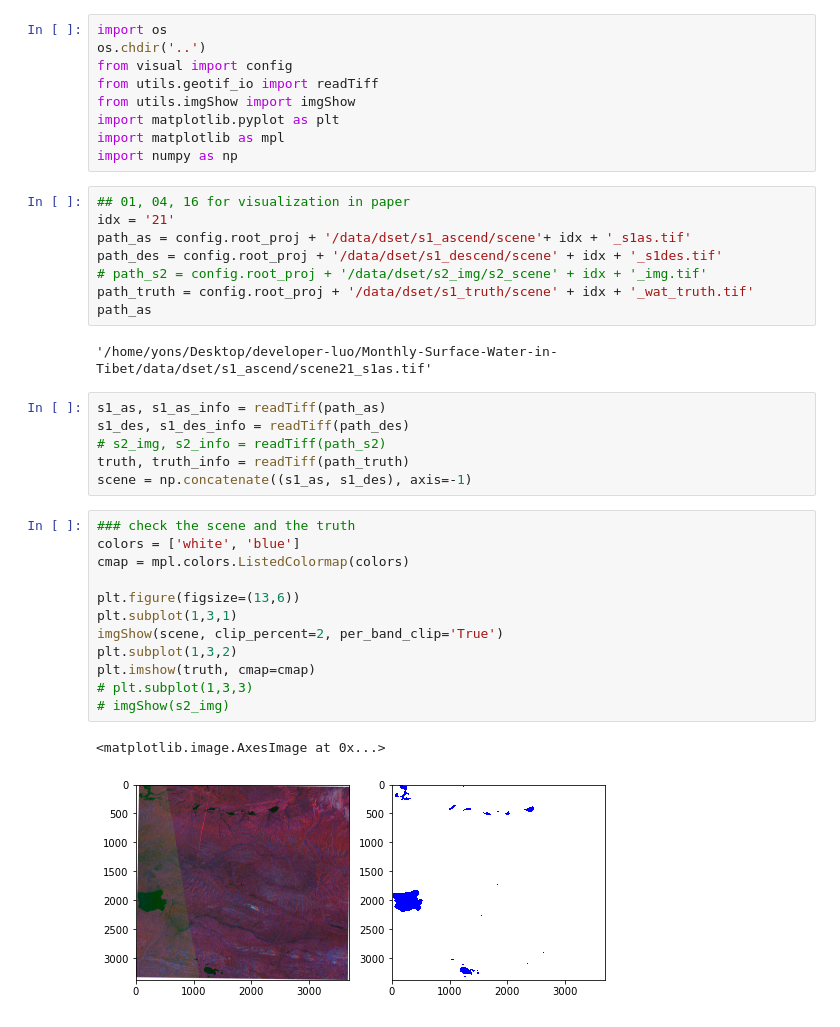
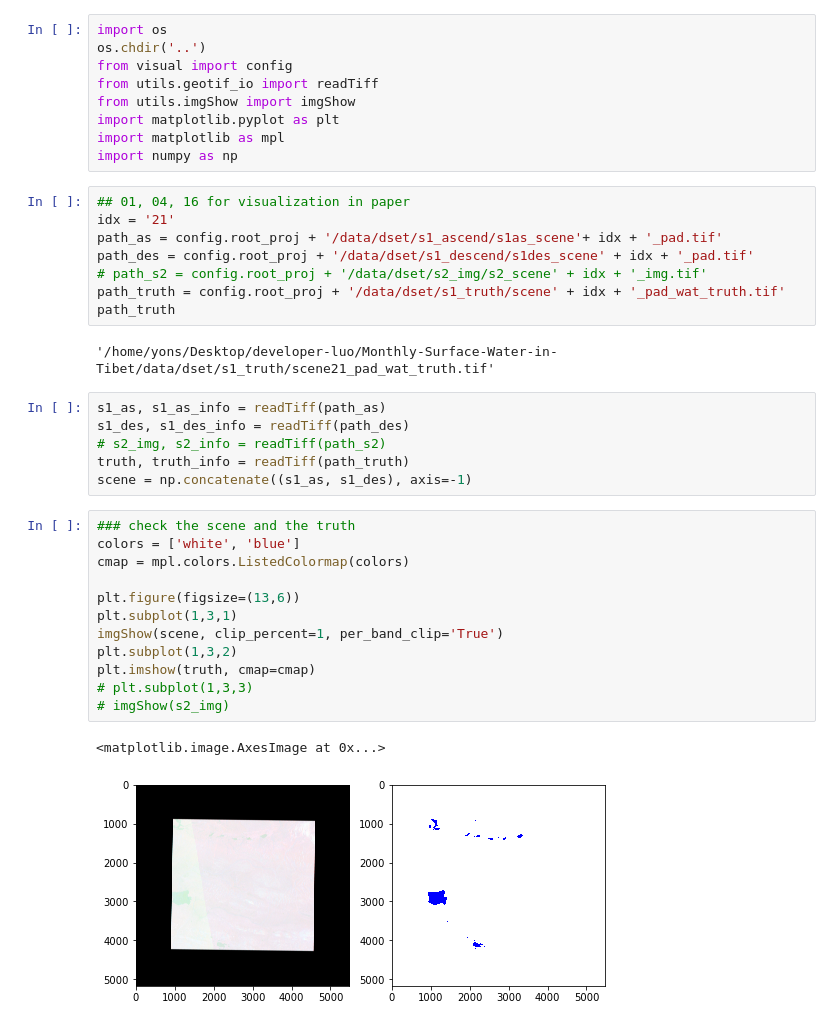
Before and after one commit to xinluo2018/Tibet-Water-2020, a Jupyter notebook: visual/scene_show.ipynb, the cells around one changed output. Drawn from its saved outputs; the diff is of its cells as text.

```diff
--- a/visual/scene_show.ipynb
+++ b/visual/scene_show.ipynb
@@ -10,13 +10,13 @@ import numpy as np
 # %%
 ## 01, 04, 16 for visualization in paper
 idx = '21'
-path_as = config.root_proj + '/data/dset/s1_ascend/scene'+ idx + '_s1as.tif'
-path_des = config.root_proj + '/data/dset/s1_descend/scene' + idx + '_s1des.tif'
+path_as = config.root_proj + '/data/dset/s1_ascend/s1as_scene'+ idx + '_pad.tif'
+path_des = config.root_proj + '/data/dset/s1_descend/s1des_scene' + idx + '_pad.tif'
 # path_s2 = config.root_proj + '/data/dset/s2_img/s2_scene' + idx + '_img.tif'
-path_truth = config.root_proj + '/data/dset/s1_truth/scene' + idx + '_wat_truth.tif'
-path_as
+path_truth = config.root_proj + '/data/dset/s1_truth/scene' + idx + '_pad_wat_truth.tif'
+path_truth
 # %% [output]
-'/home/yons/Desktop/developer-luo/Monthly-Surface-Water-in-Tibet/data/dset/s1_ascend/scene21_s1as.tif'
+'/home/yons/Desktop/developer-luo/Monthly-Surface-Water-in-Tibet/data/dset/s1_truth/scene21_pad_wat_truth.tif'
 # %%
 s1_as, s1_as_info = readTiff(path_as)
 s1_des, s1_des_info = readTiff(path_des)
@@ -26,18 +26,18 @@ scene = np.concatenate((s1_as, s1_des), axis=-1)
 # %%
 ### check the scene and the truth
 colors = ['white', 'blue']
 cmap = mpl.colors.ListedColormap(colors)
 
 plt.figure(figsize=(13,6))
 plt.subplot(1,3,1)
-imgShow(scene, clip_percent=2, per_band_clip='True')
+imgShow(scene, clip_percent=1, per_band_clip='True')
 plt.subplot(1,3,2)
 plt.imshow(truth, cmap=cmap)
 # plt.subplot(1,3,3)
 # imgShow(s2_img)
 # %% [output]
 <matplotlib.image.AxesImage at 0x...>
-[figure, old version]
+[figure, new version]
 # %%
 ### check the multiscale patch
 
```
Also changed, not shown: parts of 2 cells of this notebook, 23 other files.
